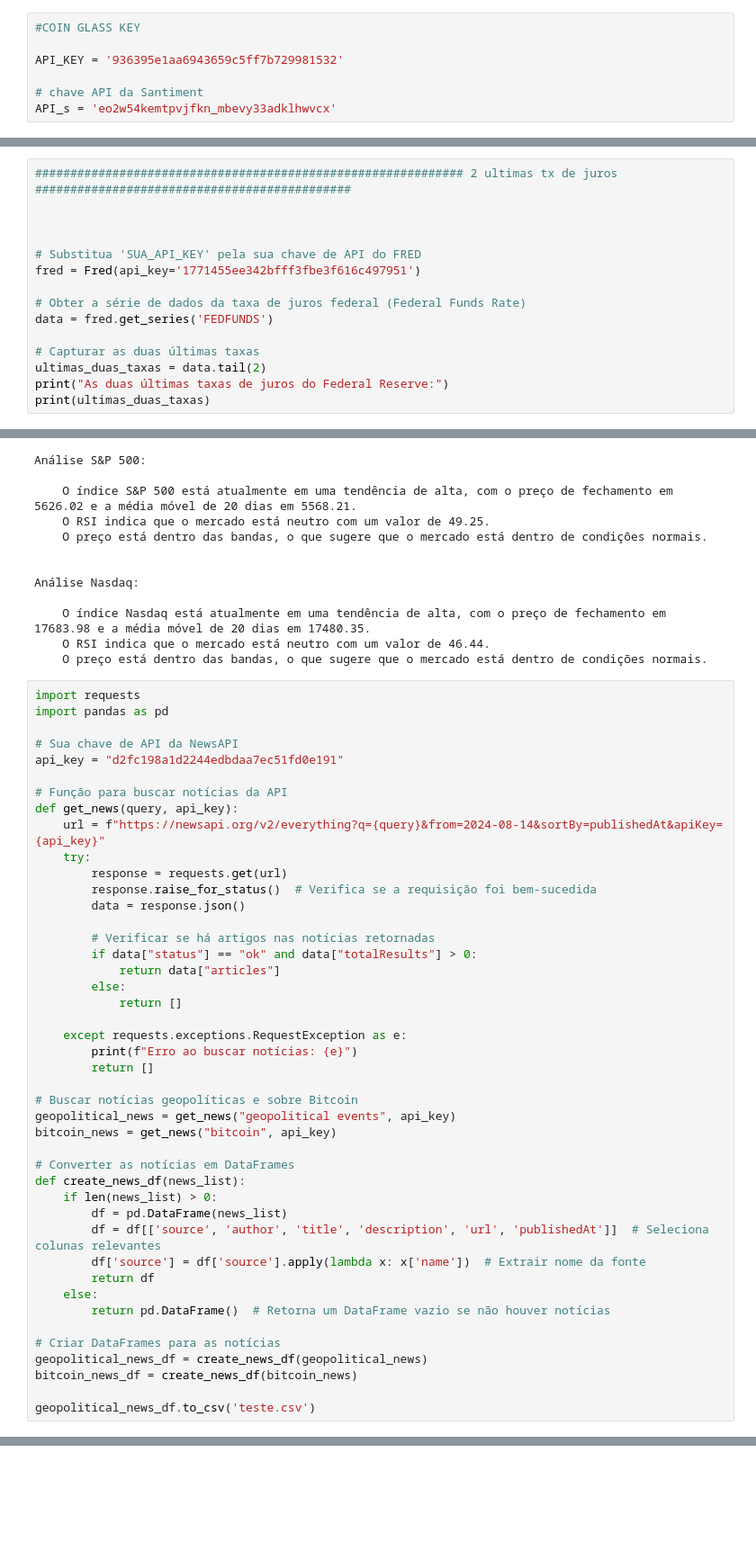
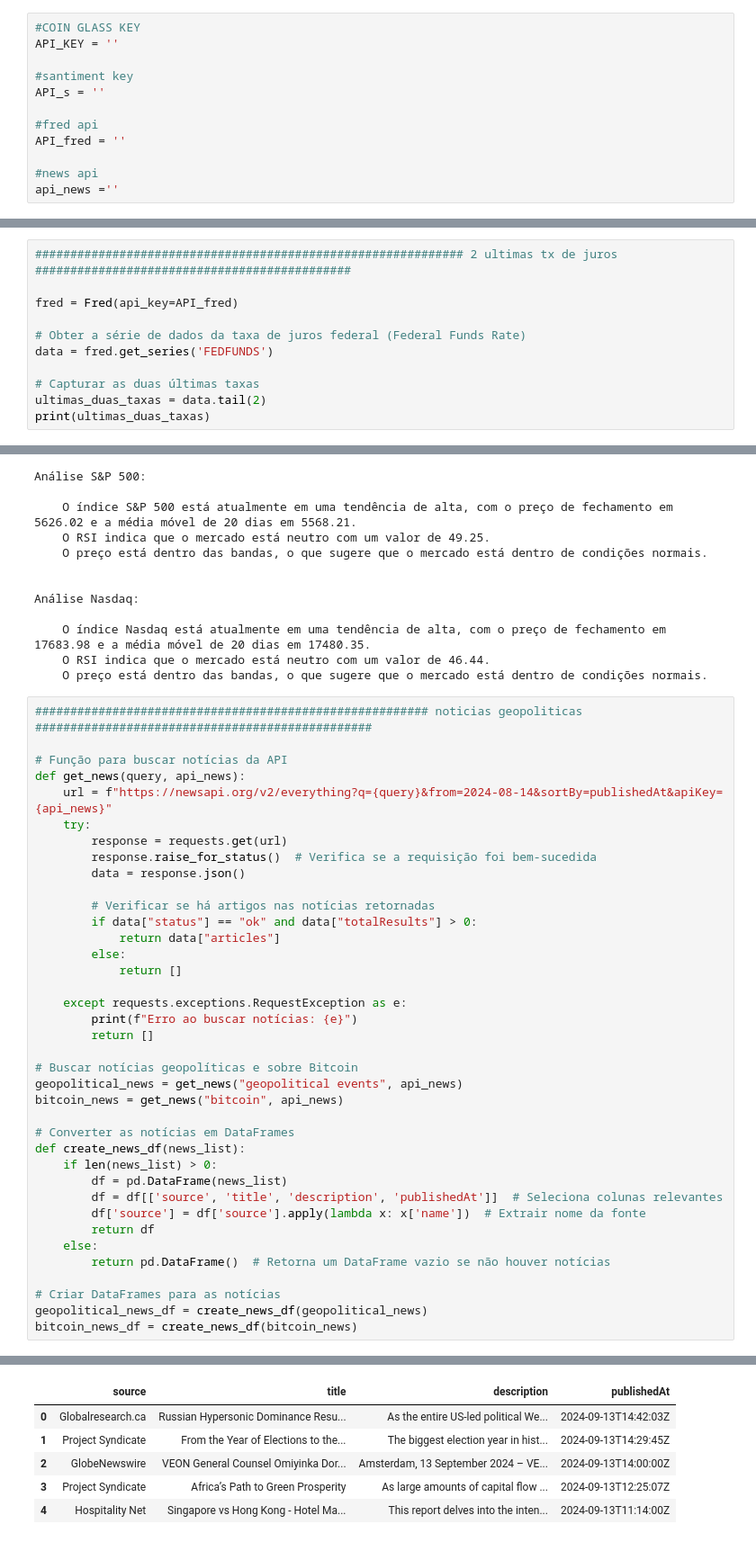
Before and after one commit to Franciscobcr/BitcoinAnalysis_v2, a Jupyter notebook: projeto_BTC_2.ipynb, the cells around one changed output, grey strips where cells are left out. Shown at 90% size. Cells and saved outputs as stored; diff of their text form; blank space fills up the shorter version.

```diff
--- a/projeto_BTC_2.ipynb
+++ b/projeto_BTC_2.ipynb
@@ -14,11 +18,16 @@ ERROR: Could not find a version that satisfies the requirement py_option_pricing
 ERROR: No matching distribution found for py_option_pricing
 # %%
 #COIN GLASS KEY
+API_KEY = ''
 
-API_KEY = '936395e1aa6943659c5ff7b729981532'
+#santiment key
+API_s = ''
 
-# chave API da Santiment
-API_s = 'eo2w54kemtpvjfkn_mbevy33adklhwvcx'
+#fred api
+API_fred = ''
+
+#news api
+api_news =''
 # %%
 import requests
 import pandas as pd
@@ -1229,17 +1518,13 @@ else:
 # %%
 ############################################################# 2 ultimas tx de juros #############################################
 
-
-
-# Substitua 'SUA_API_KEY' pela sua chave de API do FRED
-fred = Fred(api_key='1771455ee342bfff3fbe3f616c497951')
+fred = Fred(api_key=API_fred)
 
 # Obter a série de dados da taxa de juros federal (Federal Funds Rate)
 data = fred.get_series('FEDFUNDS')
 
 # Capturar as duas últimas taxas
 ultimas_duas_taxas = data.tail(2)
-print("As duas últimas taxas de juros do Federal Reserve:")
 print(ultimas_duas_taxas)
 # %% [output]
 As duas últimas taxas de juros do Federal Reserve:
@@ -1378,15 +1657,11 @@ Análise Nasdaq:
     O RSI indica que o mercado está neutro com um valor de 46.44.
     O preço está dentro das bandas, o que sugere que o mercado está dentro de condições normais.
 # %%
-import requests
-import pandas as pd
-
-# Sua chave de API da NewsAPI
-api_key = "d2fc198a1d2244edbdaa7ec51fd0e191"
+######################################################## noticias geopoliticas ################################################
 
 # Função para buscar notícias da API
-def get_news(query, api_key):
-    url = f"https://newsapi.org/v2/everything?q={query}&from=2024-08-14&sortBy=publishedAt&apiKey={api_key}"
+def get_news(query, api_news):
+    url = f"https://newsapi.org/v2/everything?q={query}&from=2024-08-14&sortBy=publishedAt&apiKey={api_news}"
     try:
         response = requests.get(url)
         response.raise_for_status()  # Verifica se a requisição foi bem-sucedida
@@ -1403,14 +1678,14 @@ def get_news(query, api_key):
         return []
 
 # Buscar notícias geopolíticas e sobre Bitcoin
-geopolitical_news = get_news("geopolitical events", api_key)
-bitcoin_news = get_news("bitcoin", api_key)
+geopolitical_news = get_news("geopolitical events", api_news)
+bitcoin_news = get_news("bitcoin", api_news)
 
 # Converter as notícias em DataFrames
 def create_news_df(news_list):
     if len(news_list) > 0:
         df = pd.DataFrame(news_list)
-        df = df[['source', 'author', 'title', 'description', 'url', 'publishedAt']]  # Seleciona colunas relevantes
+        df = df[['source', 'title', 'description', 'publishedAt']]  # Seleciona colunas relevantes
         df['source'] = df['source'].apply(lambda x: x['name'])  # Extrair nome da fonte
         return df
     else:
@@ -1419,6 +1694,4 @@ def create_news_df(news_list):
 # Criar DataFrames para as notícias
 geopolitical_news_df = create_news_df(geopolitical_news)
 bitcoin_news_df = create_news_df(bitcoin_news)
-
-geopolitical_news_df.to_csv('teste.csv')
 # %% [output]
@@ -1441,0 +1698,6 @@ geopolitical_news_df.to_csv('teste.csv')
+|  | source | title | description | publishedAt |
+| 0 | Globalresearch.ca | Russian Hypersonic Dominance Resu... | As the entire US-led political We... | 2024-09-13T14:42:03Z |
+| 1 | Project Syndicate | From the Year of Elections to the... | The biggest election year in hist... | 2024-09-13T14:29:45Z |
+| 2 | GlobeNewswire | VEON General Counsel Omiyinka Dor... | Amsterdam, 13 September 2024 – VE... | 2024-09-13T14:00:00Z |
+| 3 | Project Syndicate | Africa’s Path to Green Prosperity | As large amounts of capital flow ... | 2024-09-13T12:25:07Z |
+| 4 | Hospitality Net | Singapore vs Hong Kong - Hotel Ma... | This report delves into the inten... | 2024-09-13T11:14:00Z |
```
Also changed, not shown: parts of 20 cells of this notebook.
